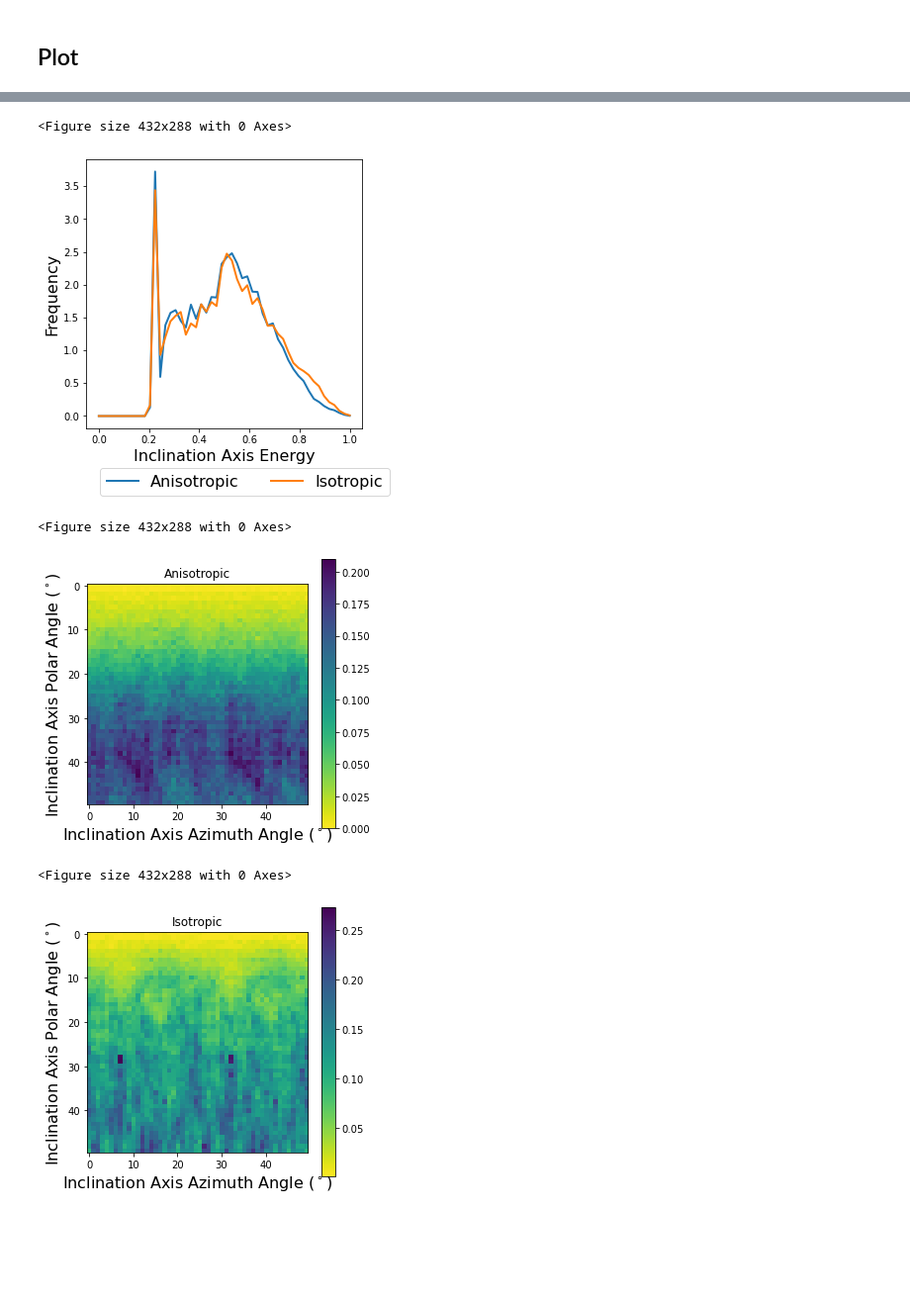
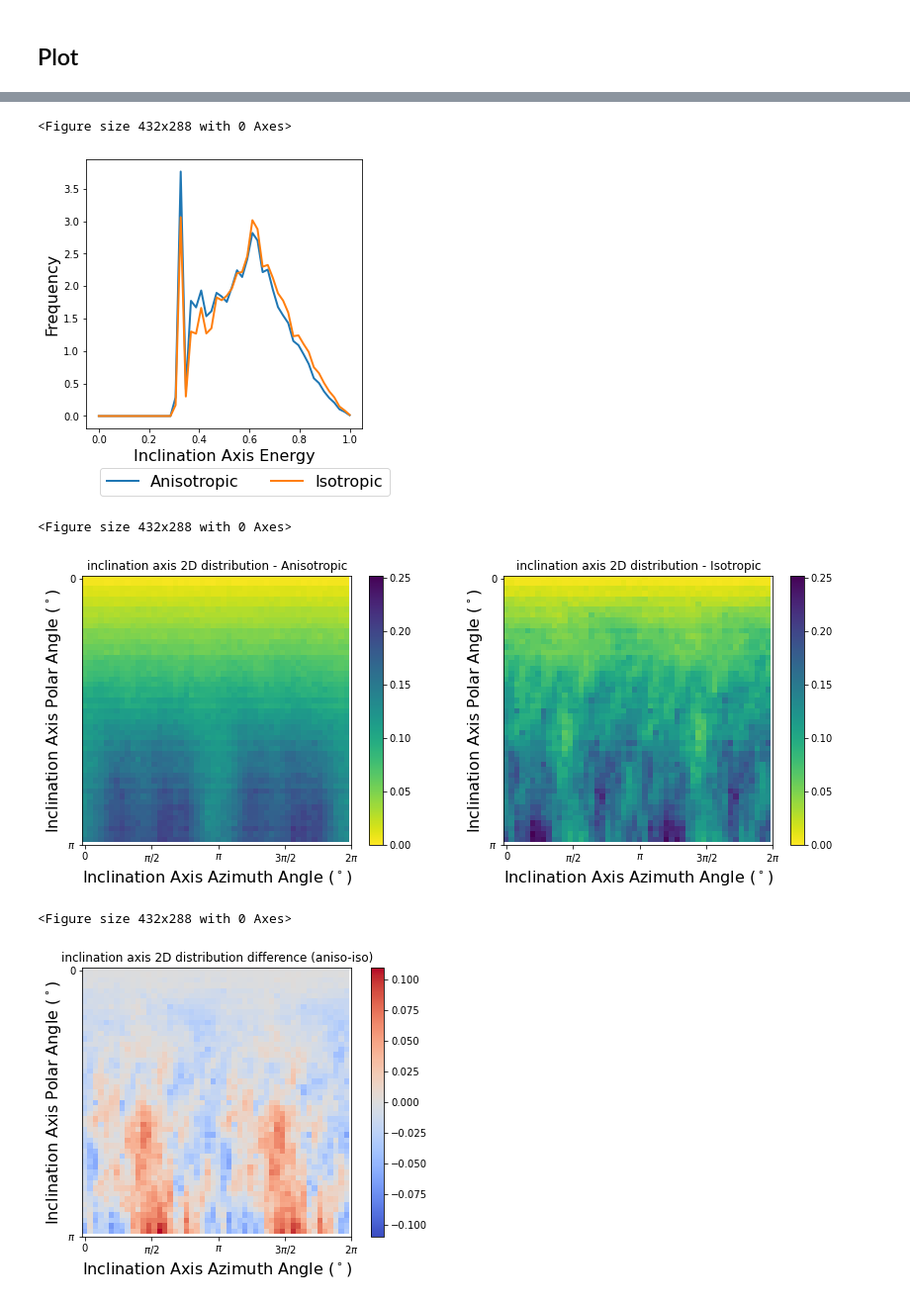
Before and after one commit to Linwitness/VECTOR, a Jupyter notebook: examples/verify_energy_function/plot_misorientation_distribution_5D_for_poly20k_hipergator.ipynb, the cells around one changed output, grey strips where cells are left out. Shown at 99% size. Cells and saved outputs as stored; diff of their text form; code cells hidden in the pictures; blank space fills up the shorter version.

```diff
--- a/examples/verify_energy_function/plot_misorientation_distribution_5D_for_poly20k_hipergator.ipynb
+++ b/examples/verify_energy_function/plot_misorientation_distribution_5D_for_poly20k_hipergator.ipynb
@@ -450,7 +450,7 @@ def energy_function_m_axis(m_polar_angle, m_azimuth_angle):
     return abs(np.cos(m_azimuth_angle)) * m_polar_angle / np.pi
 
 def energy_function_i_axis(i_polar_angle, i_azimuth_angle):
-    return 0.2 + abs(np.cos(i_azimuth_angle)) * (0.8 + i_polar_angle / (np.pi/2) * (0.3 - 0.8))
+    return 0.3 + abs(np.cos(i_azimuth_angle)) * (0.7 + i_polar_angle / (np.pi/2) * (0.3 - 0.7))
 
 
 print("Done")
@@ -462,17 +462,19 @@ Done
 
 if __name__ == '__main__':
     # File name
+    case_name = "264_5k"
     init_file_folder = "/blue/michael.tonks/lin.yang/SPPARKS-VirtualIncEnergy/3d_poly/IC/"
     npy_file_folder = "/blue/michael.tonks/lin.yang/SPPARKS-VirtualIncEnergy/3d_poly_fully/results/"
-    init_file_name = "poly_IC150_1k.init"
-    npy_file_name_aniso = f"p2_ori_fully5d_aveE_150_1k_multiCore64_J1_refer_1_0_0_seed56689_kt1.95.npy"
-    npy_file_name_iso = f"p_iso_150_1k_multiCore64_J1_refer_1_0_0_seed56689_kt1.95.npy"
+    init_file_name = "poly_IC264_5k.init"
+    npy_file_name_aniso = f"p_ori_fully5d_aveE_f1.0_t0.0_264_5k_multiCore64_J1_refer_1_0_0_seed56689_kt1.95.npy"
+    npy_file_name_iso = f"p_iso_264_5k_multiCore64_J1_refer_1_0_0_seed56689_kt1.95.npy"
     input_npy_data = [npy_file_folder+npy_file_name_aniso, npy_file_folder+npy_file_name_iso]
     compare_label = ["Anisotropic", "Isotropic"]
 
     # Get time step with expected grain num
-    expected_grain_num = 200
-    special_step_distribution, microstructure_list = calculate_expected_step(input_npy_data, expected_grain_num)
+    expected_grain_num = 1000
+    special_step_distribution, microstructure_list = inclination_processing.calculate_expected_step(input_npy_data, expected_grain_num)
+    print(f"Steps for {compare_label} are {list(map(int, special_step_distribution))}")
 
     # special_step_distribution_0, microstructure_list_0 = calculate_expected_step([input_npy_data[2]], 1000)
     # special_step_distribution=list(special_step_distribution)
@@ -483,10 +485,10 @@ if __name__ == '__main__':
     # microstructure_list = np.array(microstructure_list)
 
     # misorientation
-    grain_num = 1000
+    grain_num = 5000
     Osym = 24
     symm2quat_matrix, quartAngle = pre_operation_misorientation(grain_num, init_file_folder + init_file_name, Osym)
-    num_bin = 50
+    num_bin = 100
     axis_num_bin = 50
     print("> Pre-work done")
 # %% [output]
@@ -615,7 +637,7 @@ Isotropic
     for i in range(len(input_npy_data)):
         microstructure = microstructure_list[i]
         # Aniso - ave
-        data_file_name = f'/3D_normal_distribution_data/3D_normal_distribution_ave_fully5d_{compare_label[i]}_step{special_step_distribution[i]}.npz'
+        data_file_name = f'/3D_normal_distribution_data/3D_{case_name}_normal_distribution_ave_fully5d_{compare_label[i]}_step{special_step_distribution[i]}.npz'
         if os.path.exists(current_path + data_file_name):
             inclination_npz_data = np.load(current_path + data_file_name)
             P = inclination_npz_data["P"]
@@ -645,7 +700,7 @@ Isotropic
     plt.legend(loc=(0.05,-0.25),fontsize=16, ncol=2)
     plt.xlabel(r"Inclination Polar Angle ($^\circ$)", fontsize=16)
     plt.ylabel("Frequency", fontsize=16)
-    plt.savefig(current_path + f"/figures/inclination_polar_angle_fully5d_distribution_3d_{expected_grain_num}grains.png", dpi=400,bbox_inches='tight')
+    plt.savefig(current_path + f"/figures/{case_name}_inclination_polar_angle_distribution_2dofs_{expected_grain_num}grains.png", dpi=400,bbox_inches='tight')
 
 
     plt.figure()
@@ -655,7 +710,7 @@ Isotropic
     plt.legend(loc=(0.05,-0.25),fontsize=16, ncol=2)
     plt.xlabel(r"Inclination Azimuth Angle ($^\circ$)", fontsize=16)
     plt.ylabel("Frequency", fontsize=16)
-    plt.savefig(current_path + f"/figures/inclination_azimuth_angle_fully5d_distribution_3d_{expected_grain_num}grains.png", dpi=400,bbox_inches='tight')
+    plt.savefig(current_path + f"/figures/{case_name}_inclination_azimuth_angle_distribution_2dofs_{expected_grain_num}grains.png", dpi=400,bbox_inches='tight')
 
     # inclination energy distribution
     i_axis_energy_function = np.zeros((num_bin_inclination, num_bin_inclination))
@@ -663,12 +718,15 @@ Isotropic
         for input_j in range(num_bin_inclination):
             i_axis_energy_function[input_i, input_j] = energy_function_i_axis(input_i/num_bin_inclination*np.pi/2, input_j/num_bin_inclination*2*np.pi)
     plt.figure()
-    fig = plt.figure(figsize=(5, 5))
+    fig = plt.figure(figsize=(7, 5))
     plt.imshow(i_axis_energy_function,cmap='viridis_r')
     plt.xlabel(r"Inclination Axis Azimuth Angle ($^\circ$)", fontsize=16)
     plt.ylabel(r"Inclination Axis Poalr Angle ($^\circ$)", fontsize=16)
+    plt.xticks(np.linspace(0,axis_num_bin,5), ['0',r'$\pi/2$',r'$\pi$',r'3$\pi$/2',r'2$\pi$'])
+    plt.yticks(np.linspace(0,axis_num_bin,2), ['0',r'$\pi$'])
     plt.colorbar()
     plt.title("inclination axis energy function")
+    plt.savefig(current_path + f"/figures/{case_name}_inclination_energy_2dofs.png", dpi=400,bbox_inches='tight')
 
     # inclination energy distribution
     plt.figure()
@@ -678,16 +736,32 @@ Isotropic
     plt.legend(loc=(0.05,-0.25),fontsize=16, ncol=2)
     plt.xlabel(r"Inclination Axis Energy", fontsize=16)
     plt.ylabel("Frequency", fontsize=16)
-    plt.savefig(current_path + f"/figures/inclination_axis_energy_fully5d_distribution_2d_{expected_grain_num}grains.png", dpi=400,bbox_inches='tight')
+    plt.savefig(current_path + f"/figures/{case_name}_inclination_axis_energy_distribution_2dofs_{expected_grain_num}grains.png", dpi=400,bbox_inches='tight')
 
     # plot matrix figure for inclination axis distribution
+    plt.figure()
+    fig = plt.figure(figsize=(14, 5))
     for i in range(len(input_npy_data)):
-        plt.figure()
-        fig = plt.figure(figsize=(5, 5))
-        plt.imshow(inclination_axis_matrix_list[i],cmap='viridis_r')
+        plt.subplot(1,2,int(i+1))
+        plt.imshow(inclination_axis_matrix_list[i],cmap='viridis_r',vmin=0,vmax=np.max(inclination_axis_matrix_list))
         plt.title(compare_label[i])
         plt.xlabel(r"Inclination Axis Azimuth Angle ($^\circ$)", fontsize=16)
         plt.ylabel(r"Inclination Axis Polar Angle ($^\circ$)", fontsize=16)
+        plt.xticks(np.linspace(0,axis_num_bin,5), ['0',r'$\pi/2$',r'$\pi$',r'3$\pi$/2',r'2$\pi$'])
+        plt.yticks(np.linspace(0,axis_num_bin,2), ['0',r'$\pi$'])
         plt.colorbar()
+        plt.title(f"inclination axis 2D distribution - {compare_label[i]}")
+    plt.savefig(current_path + f"/figures/{case_name}_inclination_axis_2D_distribution_2dofs_{expected_grain_num}grains.png", dpi=400,bbox_inches='tight')
+    # plot matrix difference for misorientation axis distribution
+    plt.figure()
+    fig = plt.figure(figsize=(7, 5))
+    plt.imshow(inclination_axis_matrix_list[0]-inclination_axis_matrix_list[1],cmap='coolwarm',vmin=-np.max(abs(inclination_axis_matrix_list[0]-inclination_axis_matrix_list[1])),vmax=np.max(abs(inclination_axis_matrix_list[0]-inclination_axis_matrix_list[1])))
+    plt.xlabel(r"Inclination Axis Azimuth Angle ($^\circ$)", fontsize=16)
+    plt.ylabel(r"Inclination Axis Polar Angle ($^\circ$)", fontsize=16)
+    plt.xticks(np.linspace(0,axis_num_bin,5), ['0',r'$\pi/2$',r'$\pi$',r'3$\pi$/2',r'2$\pi$'])
+    plt.yticks(np.linspace(0,axis_num_bin,2), ['0',r'$\pi$'])
+    plt.title(f"inclination axis 2D distribution difference (aniso-iso)")
+    plt.colorbar()
+    plt.savefig(current_path + f"/figures/{case_name}_inclination_axis_2D_distribution_difference_2dofs_{expected_grain_num}grains.png", dpi=400,bbox_inches='tight')
 # %% [output]
 <Figure size 432x288 with 0 Axes>
@@ -699,6 +773,6 @@ Isotropic
 <Figure size 432x288 with 0 Axes>
-[figure, old version]
+[figure, new version]
 <Figure size 432x288 with 0 Axes>
-[figure, old version]
+[figure, new version]
 <Figure size 432x288 with 0 Axes>
-[figure, old version]
+[figure, new version]
```
Also changed, not shown: parts of 7 cells of this notebook, 3 other files.
